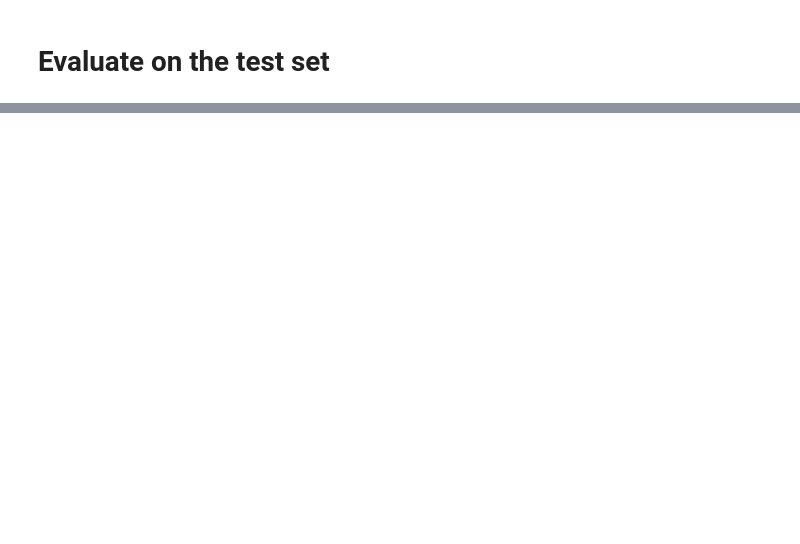
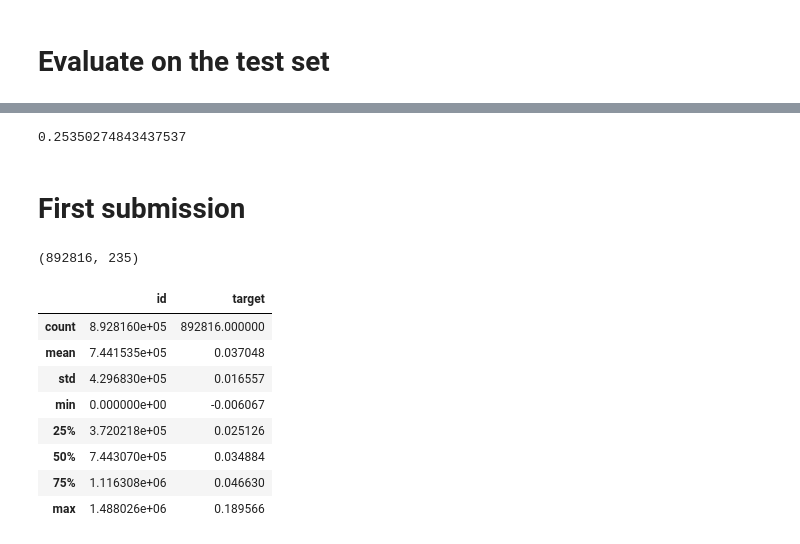
Before and after one commit to xiaoyu-wu/hands-on-machine-learning, a Jupyter notebook: kaggle/porto_seguro/porto_seguro.ipynb, the cells around one changed output, grey strips where cells are left out. Drawn from its saved outputs; the diff is of its cells as text; code cells hidden in the pictures; blank space fills up the shorter version.

Commit message:
First trial submission for Porto Seguro.

```diff
--- a/kaggle/porto_seguro/porto_seguro.ipynb
+++ b/kaggle/porto_seguro/porto_seguro.ipynb
@@ -562,2 +648,12 @@ final_accuracy
+# %%
+sgd_reg = SGDRegressor(loss="huber", penalty="l1")
+sgd_reg.fit(ps_train_ds, ps_train_label_ds)
+final_pred = sgd_reg.predict(ps_test_prepared)
+gini_normalized(ps_test_label, final_pred)
+# %% [output]
+0.25350274843437537
+# %% [markdown]
+# First submission
 # %%
-test_data = pd.read_csv(os.path.join(DATA_PATH, TEST_DATA_FILE))
+real_test_data = pd.read_csv(os.path.join(DATA_PATH, TEST_DATA_FILE))
+real_test_data.replace(-1, np.nan, inplace=True)
@@ -567,4 +660,22 @@ test_data_prediction = final_model.predict(test_data_prepared)
+# %%
+real_test_prepared = full_pipeline.fit_transform(real_test_data)
+real_test_prepared.shape
+# %% [output]
+(892816, 235)
+# %%
+pred_submission = sgd_reg.predict(real_test_prepared)
 # %%
 prediction_df = pd.DataFrame()
-prediction_df['PassengerId'] = test_data['PassengerId'].values
-prediction_df['Survived'] = test_data_prediction
+prediction_df['id'] = real_test_data['id'].values
+prediction_df['target'] = pred_submission
+prediction_df.describe()
+# %% [output]
+|  | id | target |
+| count | 8.928160e+05 | 892816.000000 |
+| mean | 7.441535e+05 | 0.037048 |
+| std | 4.296830e+05 | 0.016557 |
+| min | 0.000000e+00 | -0.006067 |
+| 25% | 3.720218e+05 | 0.025126 |
+| 50% | 7.443070e+05 | 0.034884 |
+| 75% | 1.116308e+06 | 0.046630 |
+| max | 1.488026e+06 | 0.189566 |
```
Also changed, not shown: parts of 37 cells of this notebook, 1 other file.
